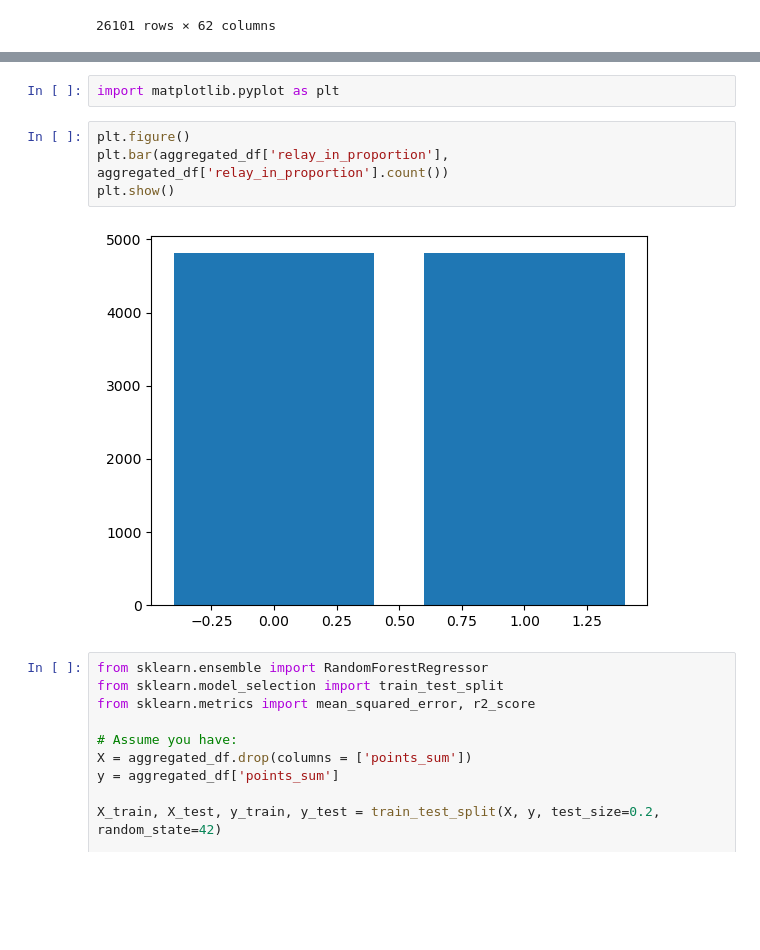
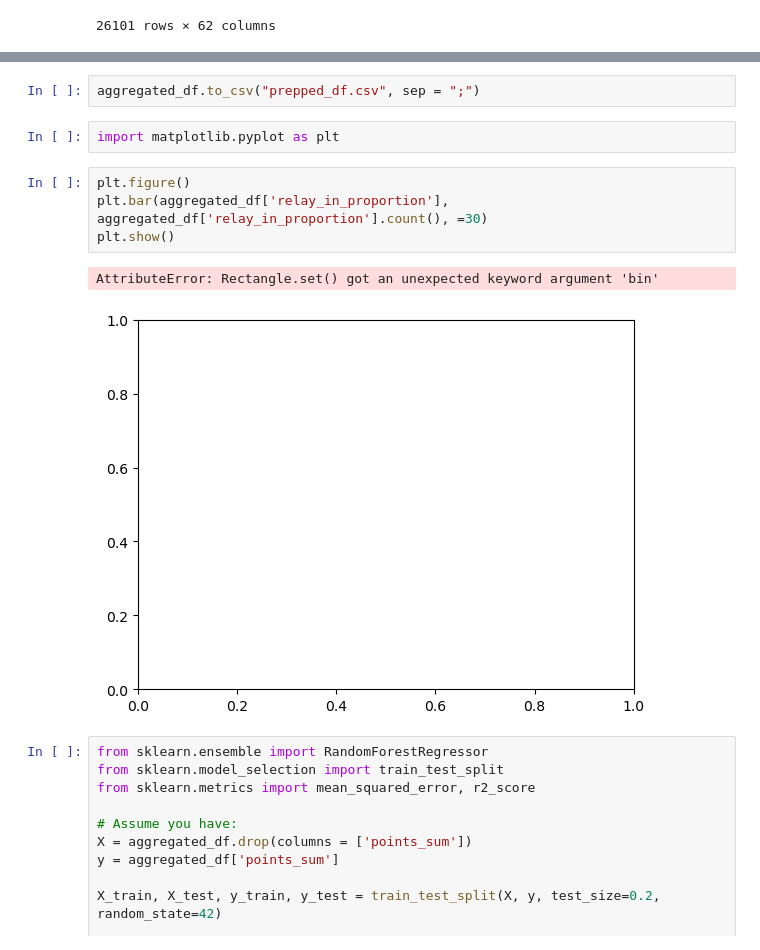
Before and after one commit to KirillKovalchuk02/turing_datathon, a Jupyter notebook: Kirill.ipynb, the cells around one changed output, grey strips where cells are left out. Saved outputs shown, nothing was run; the diff lists cells and outputs as text; blank space fills up the shorter version.

```diff
--- a/Kirill.ipynb
+++ b/Kirill.ipynb
@@ -234,14 +234,17 @@ aggregated_df.head(15)
 |  |  | Women | Individual | 22.0 | 29.0 | 1 | 0 | -0.312252 | -0.416565 | ... |
 |  | 2024 | Men | Individual | 18.0 | 29.0 | 1 | 0 | -0.312728 | -0.235033 | ... |
 |  |  | Women | Individual | 16.0 | 29.0 | 1 | 0 | -0.312728 | -0.235033 | ... |
+# %%
+aggregated_df.to_csv("prepped_df.csv", sep = ";")
 # %%
 import matplotlib.pyplot as plt
 # %%
 plt.figure()
-plt.bar(aggregated_df['relay_in_proportion'], aggregated_df['relay_in_proportion'].count())
+plt.bar(aggregated_df['relay_in_proportion'], aggregated_df['relay_in_proportion'].count(), =30)
 plt.show()
 # %% [output]
+AttributeError: Rectangle.set() got an unexpected keyword argument 'bin'
-[figure, old version]
+[figure, new version]
 # %%
 from sklearn.ensemble import RandomForestRegressor
 from sklearn.model_selection import train_test_split
```
Also changed, not shown: 1 other file.
